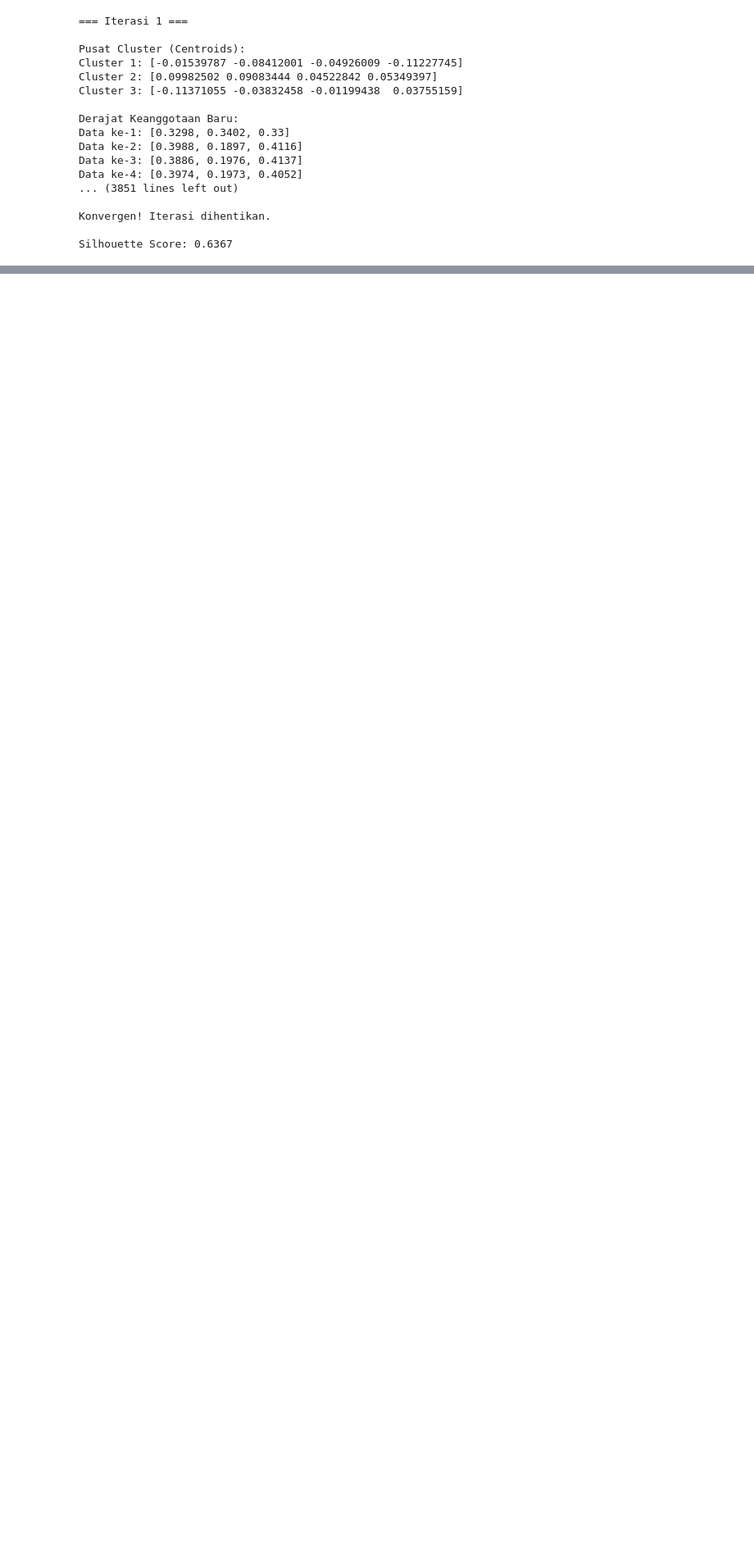
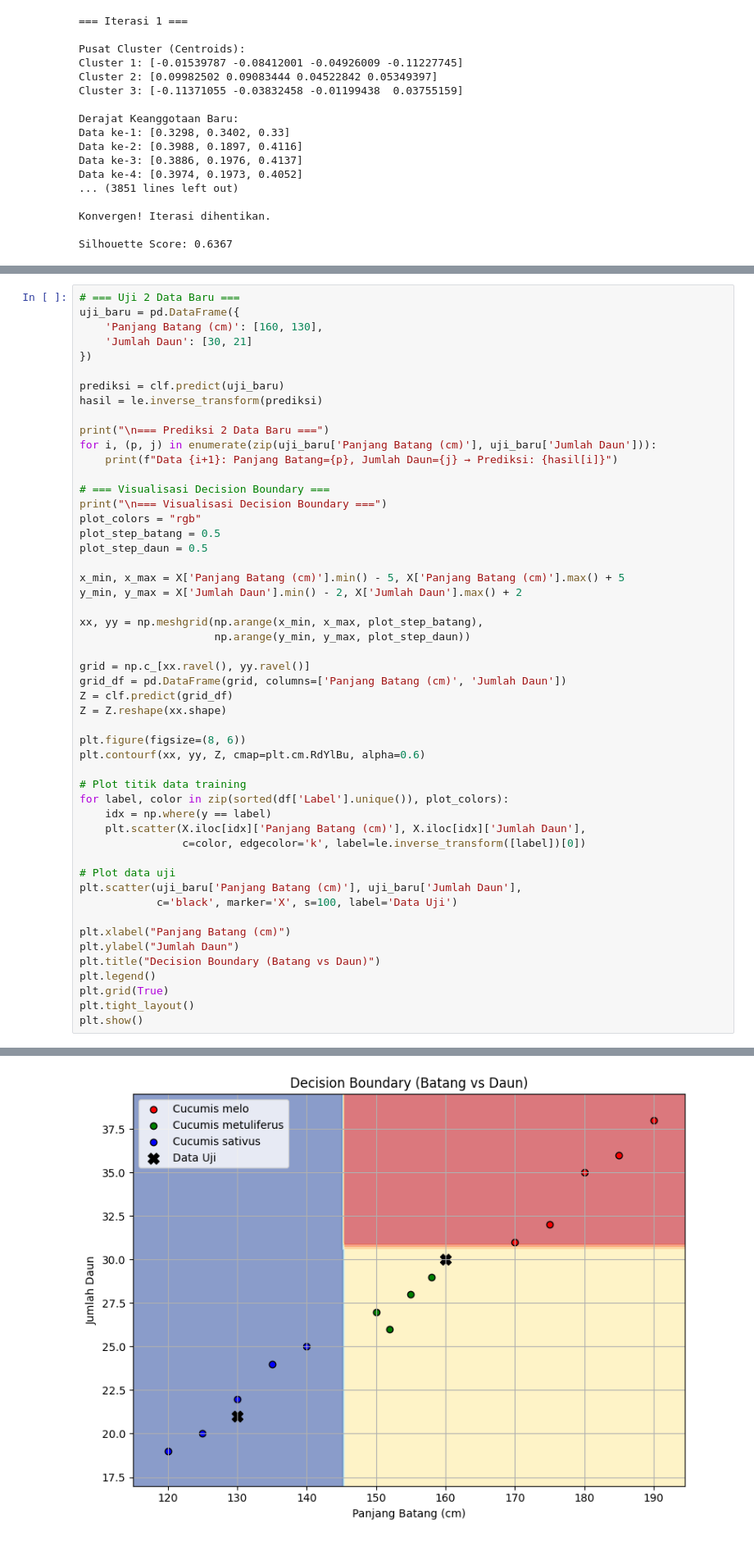
Before and after one commit to IntanAuliaMajid/pendata, a Jupyter notebook: mybook/clustering.ipynb, the cells around one changed output, grey strips where cells are left out. Shown at 82% size. Drawn from its saved outputs; the diff is of its cells as text; blank space fills up the shorter version.

```diff
--- a/mybook/clustering.ipynb
+++ b/mybook/clustering.ipynb
@@ -815,0 +1231,52 @@ Silhouette Score: 0.6367
+# %%
+# === Uji 2 Data Baru ===
+uji_baru = pd.DataFrame({
+    'Panjang Batang (cm)': [160, 130],
+    'Jumlah Daun': [30, 21]
+})
+
+prediksi = clf.predict(uji_baru)
+hasil = le.inverse_transform(prediksi)
+
+print("\n=== Prediksi 2 Data Baru ===")
+for i, (p, j) in enumerate(zip(uji_baru['Panjang Batang (cm)'], uji_baru['Jumlah Daun'])):
+    print(f"Data {i+1}: Panjang Batang={p}, Jumlah Daun={j} → Prediksi: {hasil[i]}")
+
+# === Visualisasi Decision Boundary ===
+print("\n=== Visualisasi Decision Boundary ===")
+plot_colors = "rgb"
+plot_step_batang = 0.5
+plot_step_daun = 0.5
+
+x_min, x_max = X['Panjang Batang (cm)'].min() - 5, X['Panjang Batang (cm)'].max() + 5
+y_min, y_max = X['Jumlah Daun'].min() - 2, X['Jumlah Daun'].max() + 2
+
+xx, yy = np.meshgrid(np.arange(x_min, x_max, plot_step_batang),
+                     np.arange(y_min, y_max, plot_step_daun))
+
+grid = np.c_[xx.ravel(), yy.ravel()]
+grid_df = pd.DataFrame(grid, columns=['Panjang Batang (cm)', 'Jumlah Daun'])
+Z = clf.predict(grid_df)
+Z = Z.reshape(xx.shape)
+
+plt.figure(figsize=(8, 6))
+plt.contourf(xx, yy, Z, cmap=plt.cm.RdYlBu, alpha=0.6)
+
+# Plot titik data training
+for label, color in zip(sorted(df['Label'].unique()), plot_colors):
+    idx = np.where(y == label)
+    plt.scatter(X.iloc[idx]['Panjang Batang (cm)'], X.iloc[idx]['Jumlah Daun'],
+                c=color, edgecolor='k', label=le.inverse_transform([label])[0])
+
+# Plot data uji
+plt.scatter(uji_baru['Panjang Batang (cm)'], uji_baru['Jumlah Daun'],
+            c='black', marker='X', s=100, label='Data Uji')
+
+plt.xlabel("Panjang Batang (cm)")
+plt.ylabel("Jumlah Daun")
+plt.title("Decision Boundary (Batang vs Daun)")
+plt.legend()
+plt.grid(True)
+plt.tight_layout()
+plt.show()
+# %% [output]
@@ -815,0 +1288 @@ Silhouette Score: 0.6367
+[figure, added]
```
Also changed, not shown: parts of 13 cells of this notebook, 1 other file.
